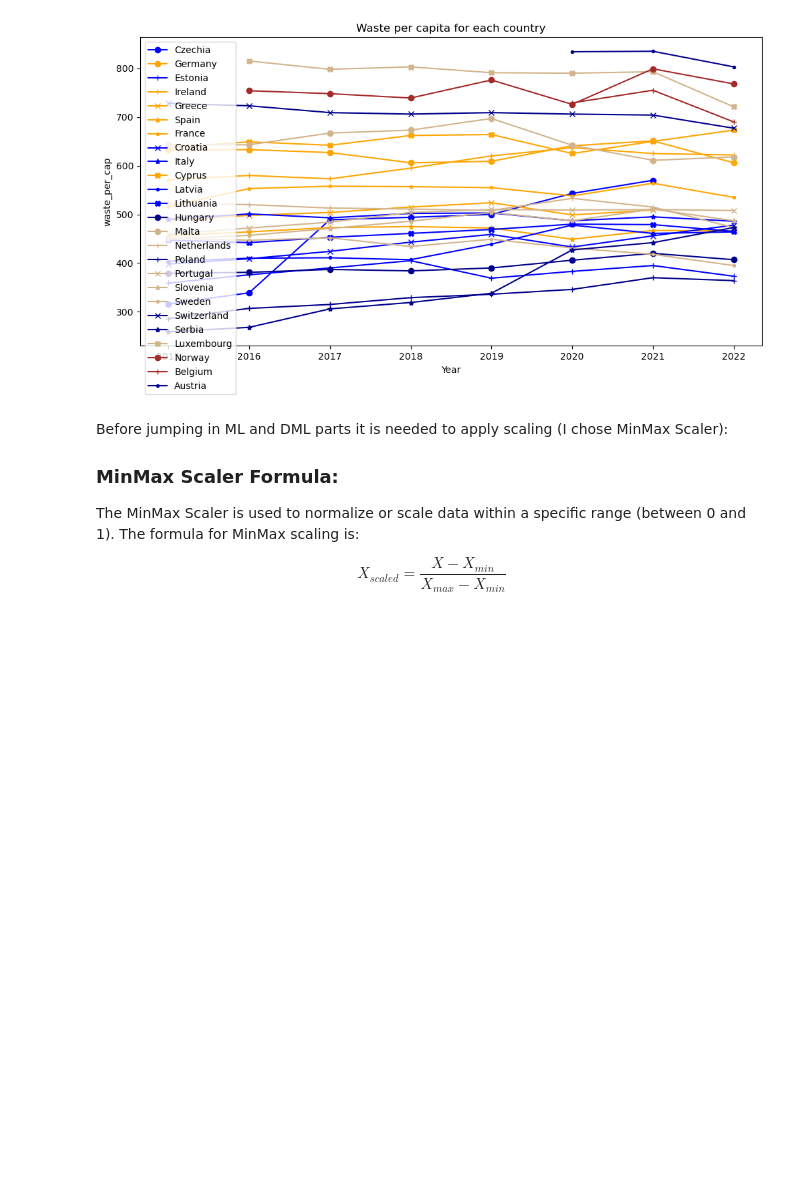
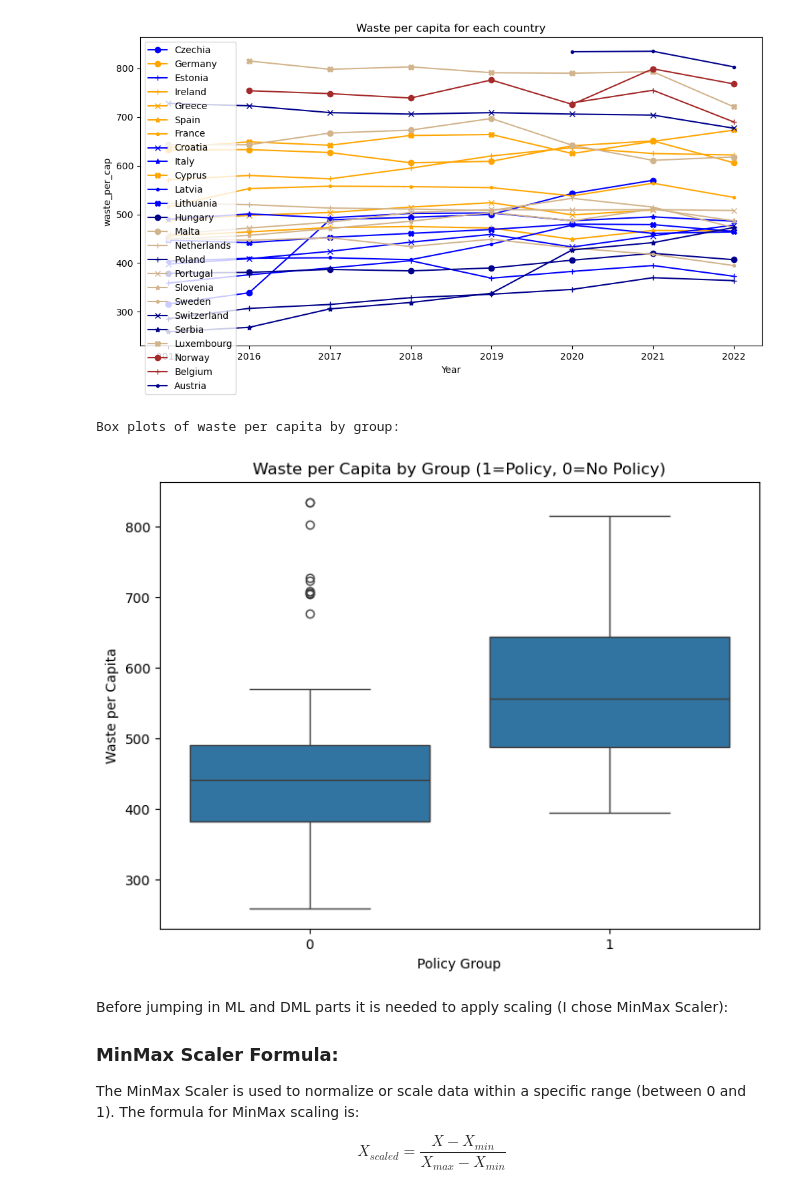
Before and after one commit to anntis/master_thesis, a Jupyter notebook: main_code.ipynb, the cells around one changed output. Drawn from its saved outputs; the diff is of its cells as text; code cells hidden in the pictures; blank space fills up the shorter version.

```diff
--- a/main_code.ipynb
+++ b/main_code.ipynb
@@ -491,6 +492,18 @@ plt.legend()
 plt.show()
 # %% [output]
 [figure]
+# %%
+# Box Plots
+print("\nBox plots of waste per capita by group:")
+plt.figure(figsize=(8, 6))
+sns.boxplot(x='Group', y='waste_per_cap', data=df)
+plt.title('Waste per Capita by Group (1=Policy, 0=No Policy)')
+plt.xlabel('Policy Group')
+plt.ylabel('Waste per Capita')
+plt.show()
+# %% [output]
+Box plots of waste per capita by group:
+[figure, added]
 # %% [markdown]
 Before jumping in ML and DML parts it is needed to apply scaling (I chose MinMax Scaler):
 
```
Also changed, not shown: parts of 21 cells of this notebook, 2 other files.
